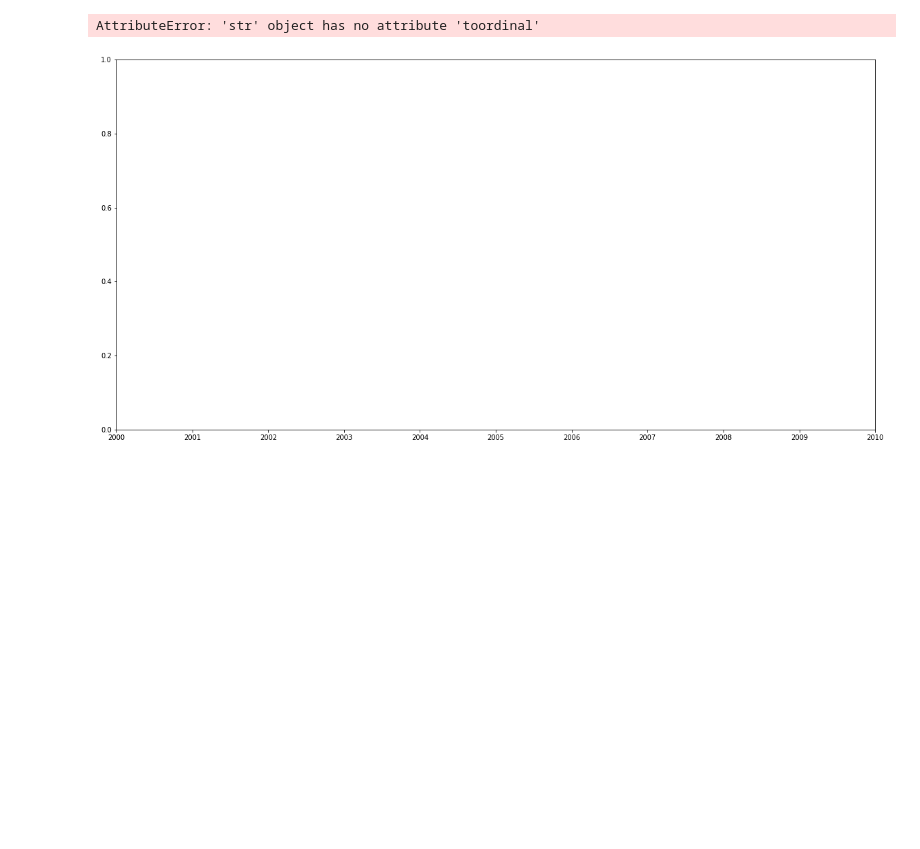
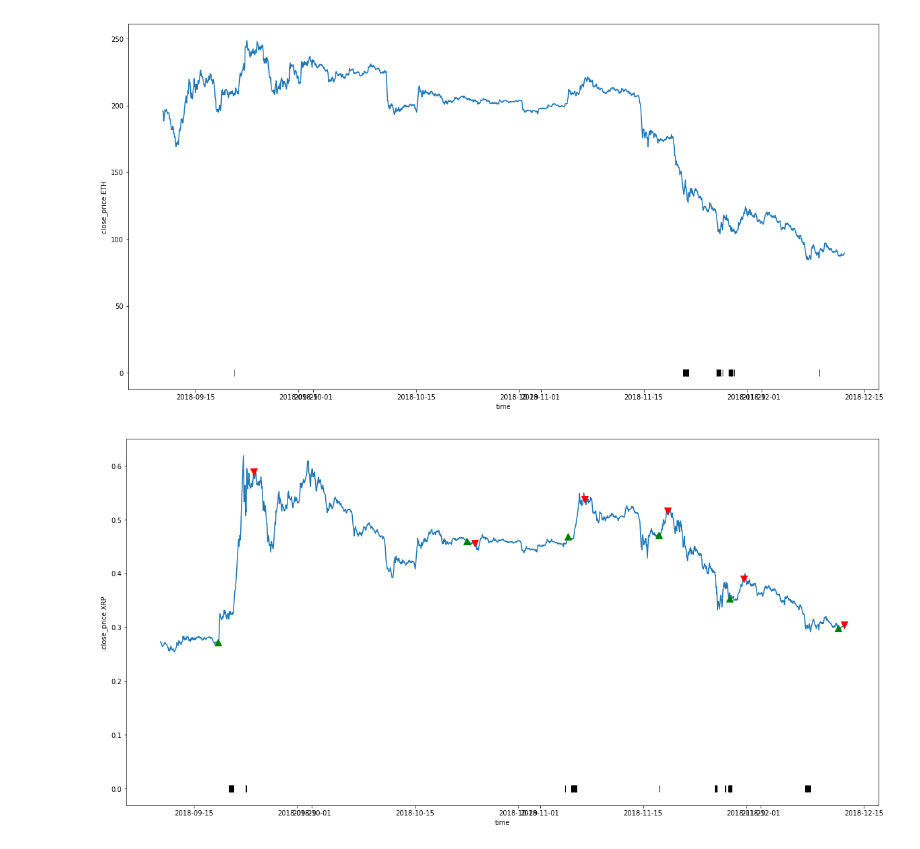
Before and after one commit to cysacenda/algocryptos, a Jupyter notebook: notebooks/ML/algocryptos_backtesting_final.ipynb, the cells around one changed output. Cells and saved outputs as stored; diff of their text form; code cells hidden in the pictures; blank space fills up the shorter version.

```diff
--- a/notebooks/ML/algocryptos_backtesting_final.ipynb
+++ b/notebooks/ML/algocryptos_backtesting_final.ipynb
@@ -40,19 +40,19 @@ class Trading_api_fake:
 
 
     def __get_price(self, base_asset, quote_asset, key):
+        close_price = 0
         trading_pair = base_asset + quote_asset
-        if (key + timedelta(hours=self.nb_periods_price_to_buy)) in self.close_prices[trading_pair]:
-            close_price = self.close_prices[trading_pair][key].values[0]
+        if (key + timedelta(hours=self.nb_periods_price_to_buy)) in self.close_prices[trading_pair].index:
+            close_price = self.close_prices[trading_pair][key + timedelta(hours=self.nb_periods_price_to_buy)] #.values[0]
         else:
             # Retrieve last available price
             new_key = key
-            while new_key not in self.close_prices[trading_pair]:
+            i = 0
+            while (new_key not in self.close_prices[trading_pair]) and i < 20:
                 print('WARNING, missing price value for simulation')
                 new_key = new_key - timedelta(hours=1)
-            close_price = self.close_prices[trading_pair][new_key].values[0]
-
-#         self.close_prices[trading_pair][key + timedelta(hours=self.nb_periods_price_to_buy)].values[0]
-
+                i = i + 1
+            close_price = self.close_prices[trading_pair][new_key] #.values[0]
         return close_price
 
 
@@ -247,7 +247,20 @@ class Trading_module:
     def get_signals(self):
         return self.x_buy, self.y_buy, self.x_sell, self.y_sell, self.amount_x, self.amount_y
 
-lolo = None
+def remove_id_index(X_close):
+    X_close = X_close.copy().reset_index()
+    X_close = X_close.drop(['id_cryptocompare'], axis=1)
+    X_close = X_close.set_index('timestamp')
+    return X_close
+
+def format_both_close_prices(X_train, X_test, id_cryptocompare):
+    return format_close_prices(X_train, id_cryptocompare), format_close_prices(X_test, id_cryptocompare)
+
+def format_close_prices(X_, id_cryptocompare):
+    X_ = pd.DataFrame(X_)
+    X_ = remove_id_index(X_.query('id_cryptocompare == "' + id_cryptocompare + '"'))
+    return X_.close_price
+
 class Backtesting_strategy:
     def __init__(self, model, model_term, init_date, end_date, X_tests, close_price, target, thresholds, trading_pairs, cash_asset, trace=True):
         self.param_init_amount_cash = 1000.0 # $
@@ -313,8 +326,8 @@ class Backtesting_strategy:
         pct_changes = {}
         total = 0
         for trading_pair, value in trading_pairs.items():
-            market_price_begin = self.close_price[trading_pair].head(1).values[0]
-            market_price_end = self.close_price[trading_pair].tail(1).values[0]
+            market_price_begin = self.close_price[trading_pair].head(1)[0] #.values[0]
+            market_price_end = self.close_price[trading_pair].tail(1)[0] #.values[0]
             pct_change_market = round((market_price_end - market_price_begin) / market_price_begin * 100, 2)
             pct_changes[trading_pair] = pct_change_market
             total = total + pct_change_market
@@ -373,7 +386,8 @@ class Backtesting_strategy:
         plt.ylabel('portfolio_value')
         plt.show()
 # %%
-threshold = 0.58
+# Testing set
+threshold = 0.82
 base_asset_1 = 'ETH'
 quote_asset_1 = 'USDT'
 trading_pair_1 = base_asset_1 + quote_asset_1
@@ -411,5 +425,5 @@ X_closes = {trading_pair_1: X_test_close_price_1, trading_pair_2: X_test_close_p
 backtest = Backtesting_strategy(model_1, 24, init_date, end_date, X_tests, X_closes, close_price_increase_targeted, thresholds, trading_pairs, quote_asset_1)
 # backtest.override_signals(y_test)
 backtest.do_backtest()
-backtest.show_graphs()
+prices= backtest.show_graphs()
 # %% [output]
@@ -433,2 +447,2 @@ Pourcentage change market average : -41.05%
-AttributeError: 'str' object has no attribute 'toordinal'
-[figure, old version]
+[figure, new version]
+[figure, added]
```
Also changed, not shown: parts of 3 cells of this notebook, 2 other files.
